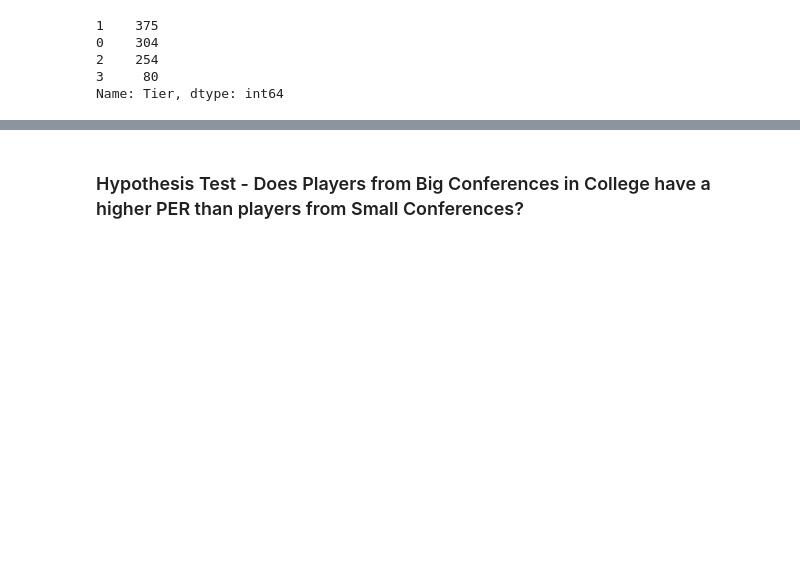
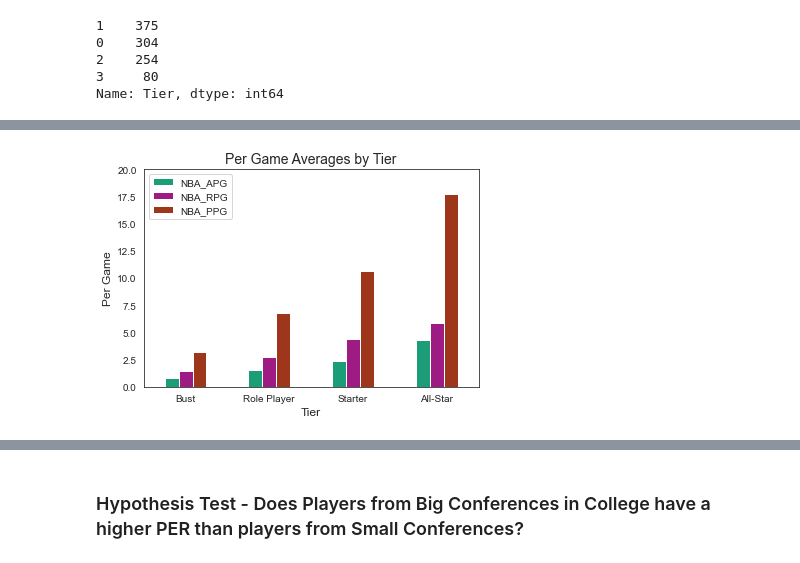
Before and after one commit to KenHoffman95/Mod-5-Capstone-Project, a Jupyter notebook: Data Cleaning, EDA and Modeling.ipynb, the cells around one changed output, grey strips where cells are left out. Drawn from its saved outputs; the diff is of its cells as text; code cells hidden in the pictures; blank space fills up the shorter version.

```diff
--- a/Data Cleaning, EDA and Modeling.ipynb
+++ b/Data Cleaning, EDA and Modeling.ipynb
@@ -702,0 +657,3 @@ plt.show()
+# %%
+df_pivot = df[['NBA_PPG','NBA_RPG','NBA_APG']].groupby(df['Tier_Cat']).mean()
+df_pivot
@@ -702,0 +667,10 @@ plt.show()
+# %%
+ax = df_pivot.reindex(["Bust", "Role Player", "Starter", "All-Star"]).plot(y=["NBA_APG", "NBA_RPG", "NBA_PPG"], kind='bar',color = ['#1b9e77', '#9e1b84', '#9e361b'])
+ax.set_title("Per Game Averages by Tier", fontsize=14)
+ax.set_xlabel("Tier", fontsize=12)
+ax.set_ylabel("Per Game", fontsize=12)
+ax.set_ylim([0, 20])
+ax.set_xticklabels(["Bust", "Role Player", "Starter", "All-Star"], rotation=0)
+plt.show()
+# %% [output]
+[figure, added]
```
Also changed, not shown: parts of 45 cells of this notebook.
